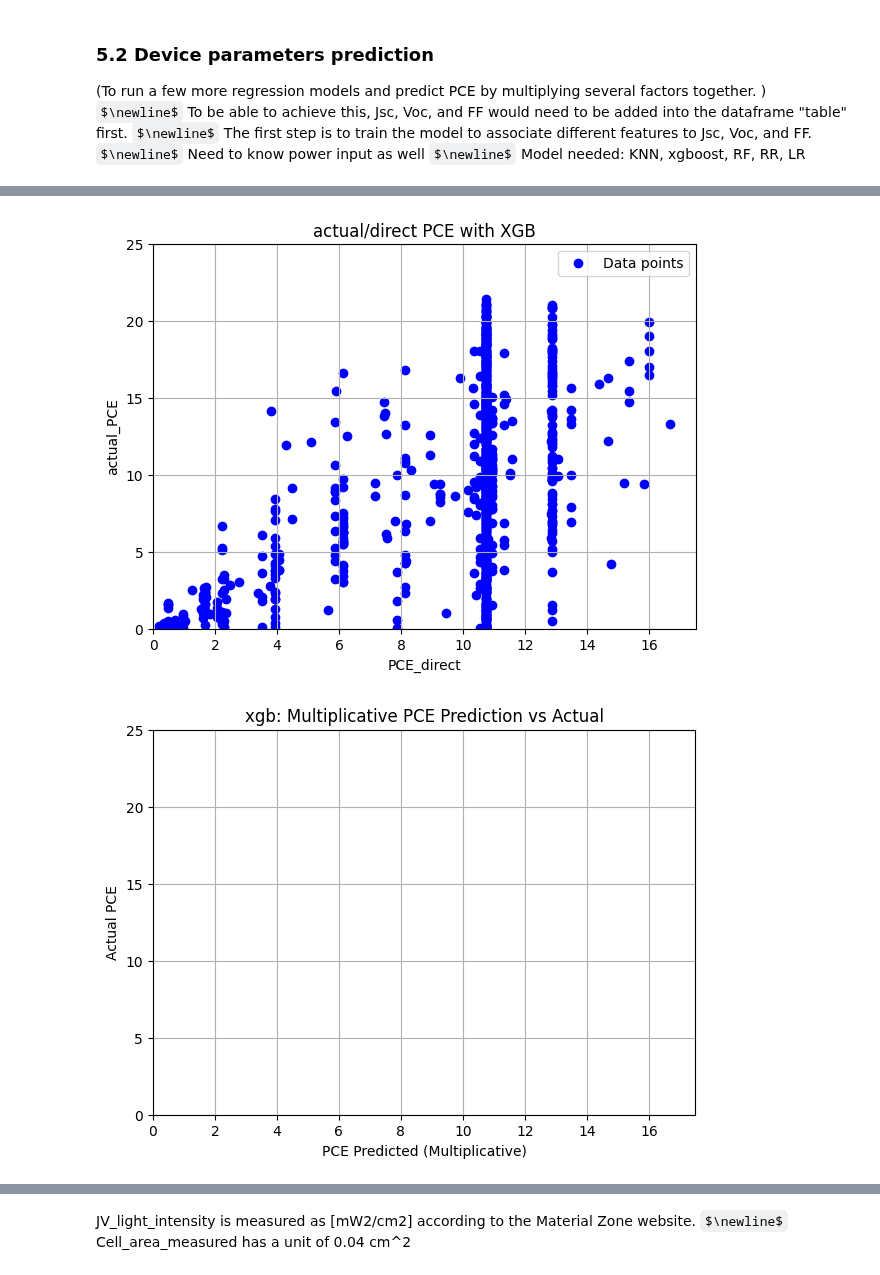
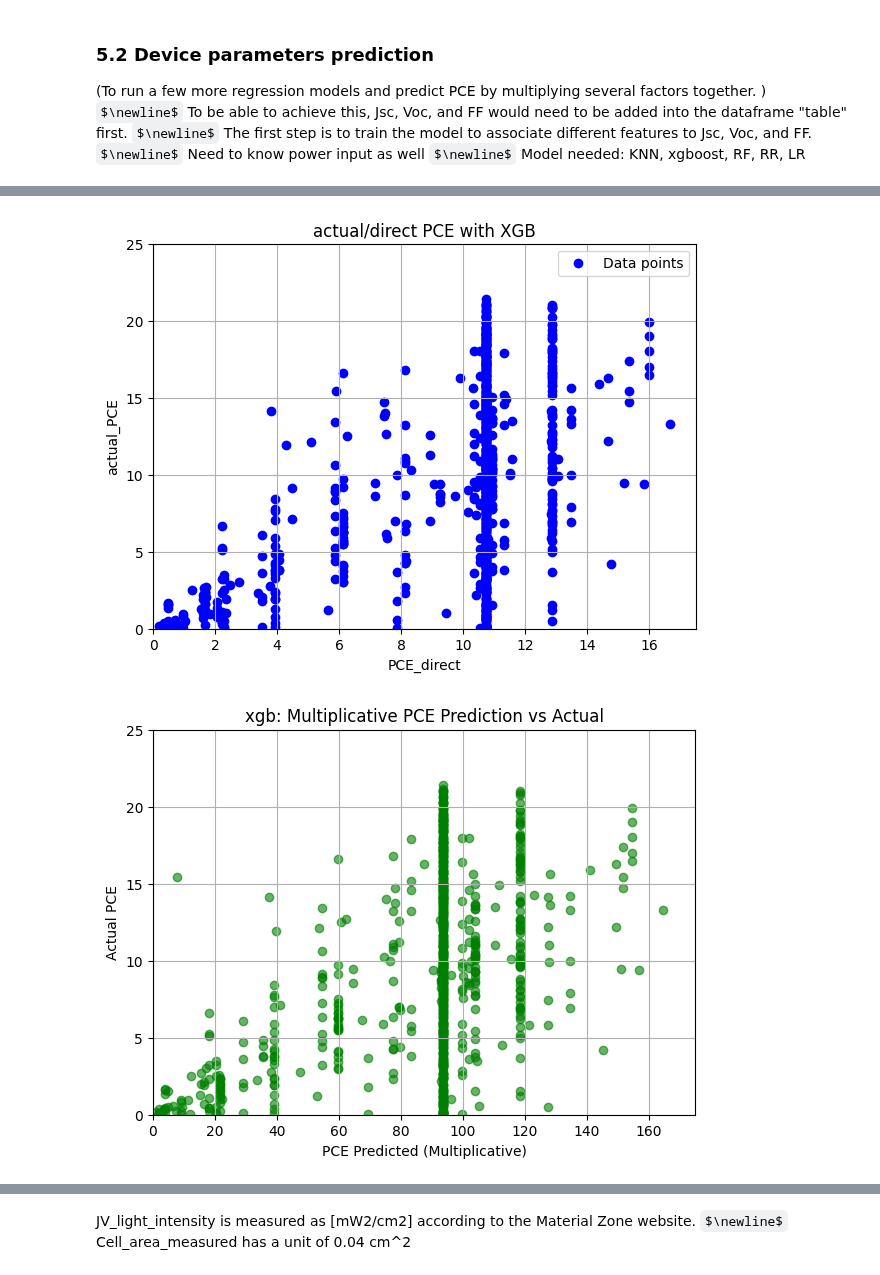
Before and after one commit to drcgreenland/PerovskiteML_project, a Jupyter notebook: replicating.ipynb, the cells around one changed output, grey strips where cells are left out. Drawn from its saved outputs; the diff is of its cells as text; code cells hidden in the pictures; some formulas as TeX source.

```diff
--- a/replicating.ipynb
+++ b/replicating.ipynb
@@ -837,7 +822,12 @@ xgb.fit(X_train, filtered_table3.loc[X_train.index, "JV_default_PCE"])
 PCE_xgb_pred = xgb.predict(X_test)
 PCE_xgb_pred = pd.DataFrame(PCE_xgb_pred, index=X_test.index, columns=["PCE_xgb_pred"])
 
-Predicted_xgb_PCE = (FF_xgb_pred * Voc_xgb_pred * Jsc_xgb_pred * 1000) / (light_intensity)
+FF_xgb_values = FF_xgb_pred["FF_xgb_pred"]
+Voc_xgb_values = Voc_xgb_pred["Voc_xgb_pred"]
+Jsc_xgb_values = Jsc_xgb_pred["Jsc_xgb_pred"]
+
+
+Predicted_xgb_PCE = (FF_xgb_values * Voc_xgb_values * Jsc_xgb_values * 1000) / (light_intensity)
 Predicted_xgb_PCE = pd.DataFrame(Predicted_xgb_PCE, index=X_test.index, columns=["Predicted_xgb_PCE"])
 
 combined_xgb_PCE = pd.concat([actual_PCE, PCE_xgb_pred], axis=1)
@@ -865,7 +855,7 @@ plt.figure(figsize=(7, 5))
 plt.scatter(Predicted_xgb_PCE, actual_PCE, color='green', alpha=0.6)
 plt.xlabel("PCE Predicted (Multiplicative)")
 plt.ylabel("Actual PCE")
-x_min, x_max = 0, 17.5
+x_min, x_max = 0, 175
 y_min, y_max = 0, 25
 plt.xlim(x_min, x_max)
 plt.ylim(y_min, y_max)
@@ -873,34 +863,34 @@ plt.title("xgb: Multiplicative PCE Prediction vs Actual")
 plt.grid(True)
 plt.show()
 
 plt.figure(figsize=(7, 5))
 plt.scatter(Jsc_xgb_pred, actual_Jsc, color='red', alpha=0.6)
 plt.xlabel("Predicted Jsc")
 plt.ylabel("Actual Jsc")
 plt.title("xgb: Jsc Prediction vs Actual")
 plt.legend()
 plt.grid(True)
 plt.show()
 
 plt.figure(figsize=(7, 5))
 plt.scatter(FF_xgb_pred, actual_FF, color='black', alpha=0.6)
 plt.xlabel("Predicted FF")
 plt.ylabel("Actual FF")
 plt.title("xgb: FF Prediction vs Actual")
 plt.legend()
 plt.grid(True)
 plt.show()
 
 plt.figure(figsize=(7, 5))
-plt.scatter(Voc_xgb_pred, actual_Voc, color='magenta', alpha=0.6, label='Multiplicative PCE')
+plt.scatter(Voc_xgb_pred, actual_Voc, color='magenta', alpha=0.6)
 plt.xlabel("Predicted Voc")
 plt.ylabel("Actual Voc")
 plt.title("xgb: Voc Prediction vs Actual")
 plt.legend()
 plt.grid(True)
 plt.show()
 # %% [output]
 [figure]
-[figure, old version]
+[figure, new version]
 [figure]
 [figure]
```
Also changed, not shown: parts of 9 cells of this notebook.
